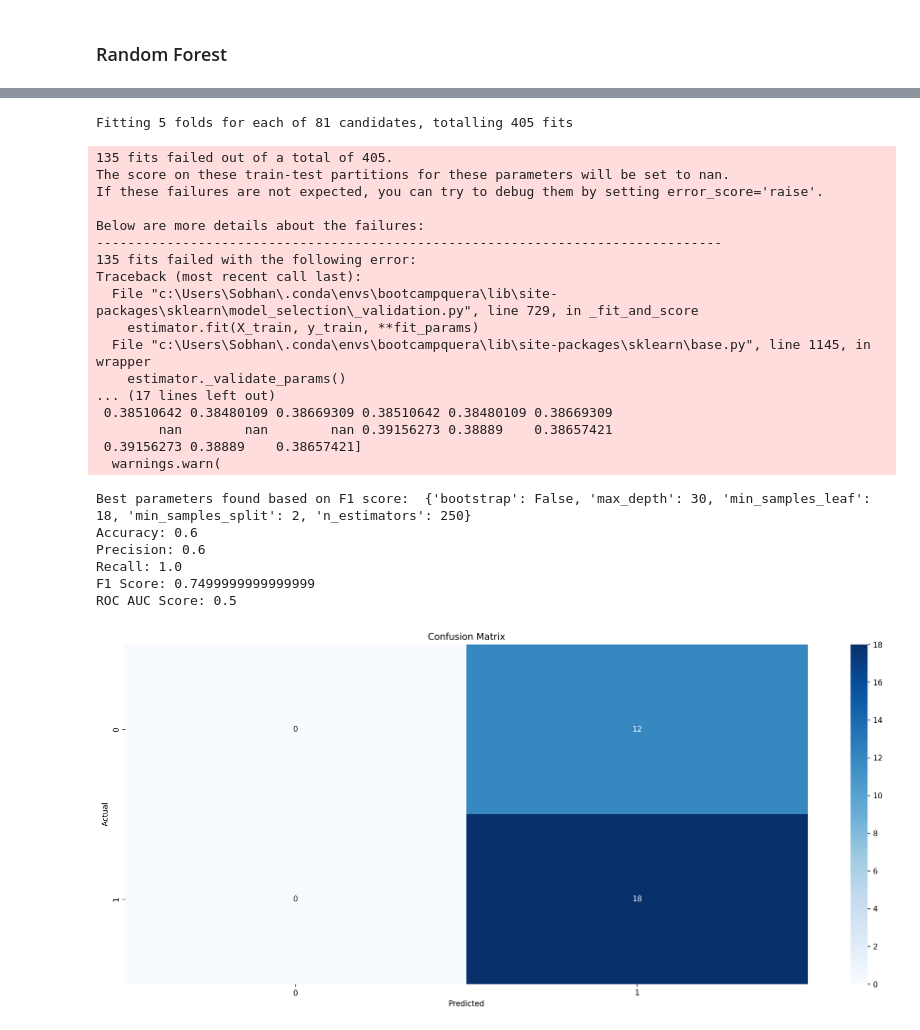
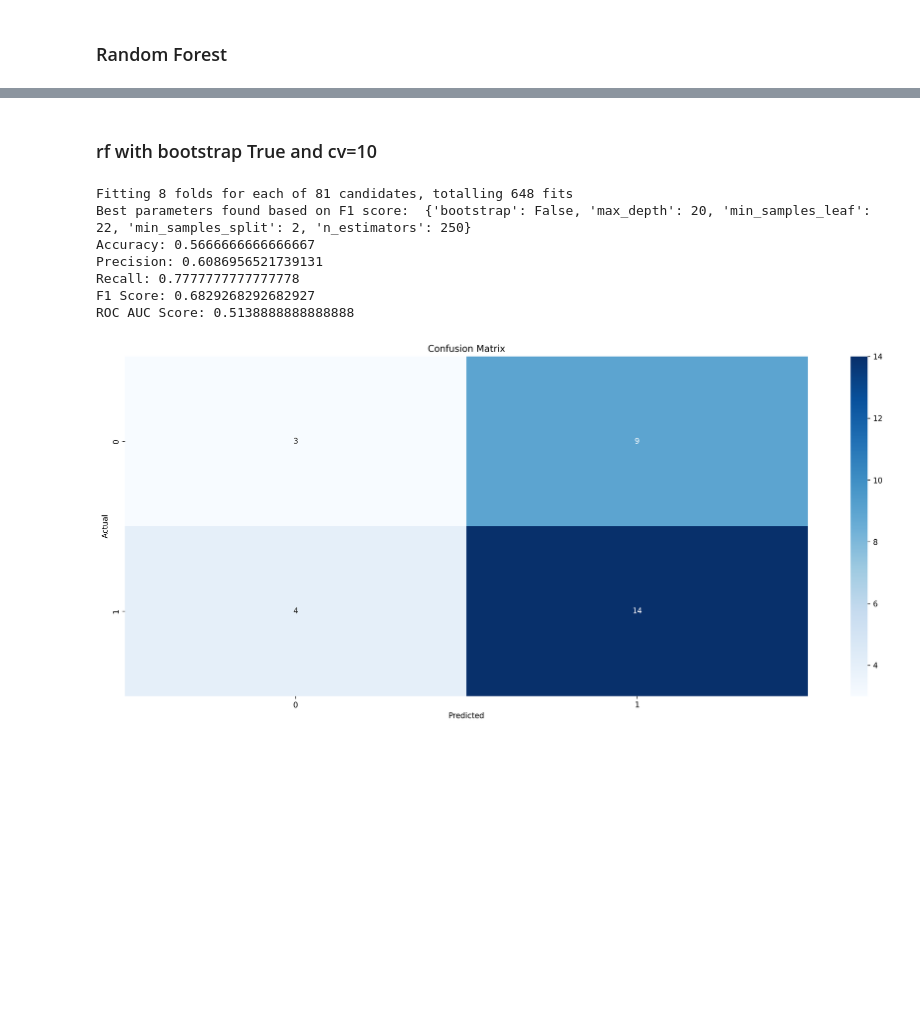
Before and after one commit to GROUP-1-Data-Science-Bootcamp/CryptoClusteringSaga, a Jupyter notebook: project-phase2-part3.ipynb, the cells around one changed output, grey strips where cells are left out. Drawn from its saved outputs; the diff is of its cells as text; code cells hidden in the pictures; blank space fills up the shorter version.

```diff
--- a/project-phase2-part3.ipynb
+++ b/project-phase2-part3.ipynb
@@ -100,8 +122,6 @@ data["STD10"] = (
 )  # Standard Deviation of the price in the last 10 days
 data["Prev_Return"] = data["Close"].pct_change()  # Previous day returns
 
-data["RSI"] = ta.momentum.RSIIndicator(data["Close"]).rsi()  # Calculating RSI
-
 data = data.dropna()  # Dropping rows with missing values
 # Displaying the new features
 data
@@ -169,0 +217,9 @@ data.head(10)
+# %%
+# Resetting the index of the data_copyFrame
+data_copy = data_copy.reset_index(drop=True)
+
+# Sorting the data_copyFrame by the "Date" column in ascending order
+data_copy = data_copy.sort_values(by="Date", ascending=True)
+
+# Displaying the first 10 rows of the data_copyFrame
+data_copy.head(10)
@@ -188,0 +258,7 @@ data.head(10)
+# %%
+# Adding a new column "Target" to the data_copyFrame
+# The value in the "Target" column is 1 if the price of the next day is higher than the current day, 0 otherwise
+data_copy["Target"] = (data_copy["Close"].shift(-1) > data_copy["Close"]).astype(int)
+
+# Displaying the first 10 rows of the data_copyFrame
+data_copy.head(10)
@@ -387,5 +564,6 @@ ROC AUC Score: 0.5
+# %% [markdown]
+### rf with bootstrap True and cv=10
 # %%
-# Define the hyperparameters and their values to be tested
 param_grid = {
     "n_estimators": [250, 300, 350],
     "max_depth": [30, 20, 40],
@@ -393,8 +571,6 @@ param_grid = {
     "min_samples_leaf": [18, 20, 22],
     "bootstrap": [False],
 }
-
-# Initialize the GridSearchCV object with the hyperparameters and model
 grid_search = GridSearchCV(
     RandomForestClassifier(random_state=81),
     param_grid,
@@ -404,63 +580,46 @@ grid_search = GridSearchCV(
     scoring="f1",
     n_jobs=-1,
 )
 
 # Fit the model to the data
-grid_search.fit(X_train_scaled, y_train)
+grid_search.fit(X_train_scaled_copy, y_train_copy)
 
 # Get the best parameters
 best_params = grid_search.best_params_
 print("Best parameters found based on F1 score: ", best_params)
 
 # Use the best model to predict the test data
 best_rf_model = grid_search.best_estimator_
-y_pred = best_rf_model.predict(X_test_scaled)
+y_pred = best_rf_model.predict(X_test_scaled_copy)
 
 # Evaluate the model
-accuracy = accuracy_score(y_test, y_pred)
-precision = precision_score(y_test, y_pred)
-recall = recall_score(y_test, y_pred)
-f1 = f1_score(y_test, y_pred)
-roc_auc = roc_auc_score(y_test, y_pred)
+accuracy = accuracy_score(y_test_copy, y_pred)
+precision = precision_score(y_test_copy, y_pred)
+recall = recall_score(y_test_copy, y_pred)
+f1 = f1_score(y_test_copy, y_pred)
+roc_auc = roc_auc_score(y_test_copy, y_pred)
 
 # Display the metrics
 print(f"Accuracy: {accuracy}")
 print(f"Precision: {precision}")
 print(f"Recall: {recall}")
 print(f"F1 Score: {f1}")
 print(f"ROC AUC Score: {roc_auc}")
 
 # Confusion Matrix
 plt.figure(figsize=(20, 8), dpi=250)
-conf_mat = confusion_matrix(y_test, y_pred)  # Confusion matrix of the model
+conf_mat = confusion_matrix(y_test_copy, y_pred)  # Confusion matrix of the model
 sns.heatmap(conf_mat, annot=True, fmt="g", cmap="Blues")  # Plot the confusion matrix
 plt.xlabel("Predicted")
 plt.ylabel("Actual")
 plt.title("Confusion Matrix")
 plt.show()
 # %% [output]
-Fitting 5 folds for each of 81 candidates, totalling 405 fits
+Fitting 8 folds for each of 81 candidates, totalling 648 fits
+Best parameters found based on F1 score:  {'bootstrap': False, 'max_depth': 20, 'min_samples_leaf': 22, 'min_samples_split': 2, 'n_estimators': 250}
+Accuracy: 0.5666666666666667
+Precision: 0.6086956521739131
+Recall: 0.7777777777777778
+F1 Score: 0.6829268292682927
+ROC AUC Score: 0.5138888888888888
-135 fits failed out of a total of 405.
-The score on these train-test partitions for these parameters will be set to nan.
-If these failures are not expected, you can try to debug them by setting error_score='raise'.
-
-Below are more details about the failures:
---------------------------------------------------------------------------------
-135 fits failed with the following error:
-Traceback (most recent call last):
-  File "c:\Users\Sobhan\.conda\envs\bootcampquera\lib\site-packages\sklearn\model_selection\_validation.py", line 729, in _fit_and_score
-    estimator.fit(X_train, y_train, **fit_params)
-  File "c:\Users\Sobhan\.conda\envs\bootcampquera\lib\site-packages\sklearn\base.py", line 1145, in wrapper
-    estimator._validate_params()
-... (17 lines left out)
- 0.38510642 0.38480109 0.38669309 0.38510642 0.38480109 0.38669309
-        nan        nan        nan 0.39156273 0.38889    0.38657421
- 0.39156273 0.38889    0.38657421]
-  warnings.warn(
-Best parameters found based on F1 score:  {'bootstrap': False, 'max_depth': 30, 'min_samples_leaf': 18, 'min_samples_split': 2, 'n_estimators': 250}
-Accuracy: 0.6
-Precision: 0.6
-Recall: 1.0
-F1 Score: 0.7499999999999999
-ROC AUC Score: 0.5
-[figure, old version]
+[figure, new version]
```
Also changed, not shown: parts of 19 cells of this notebook.
